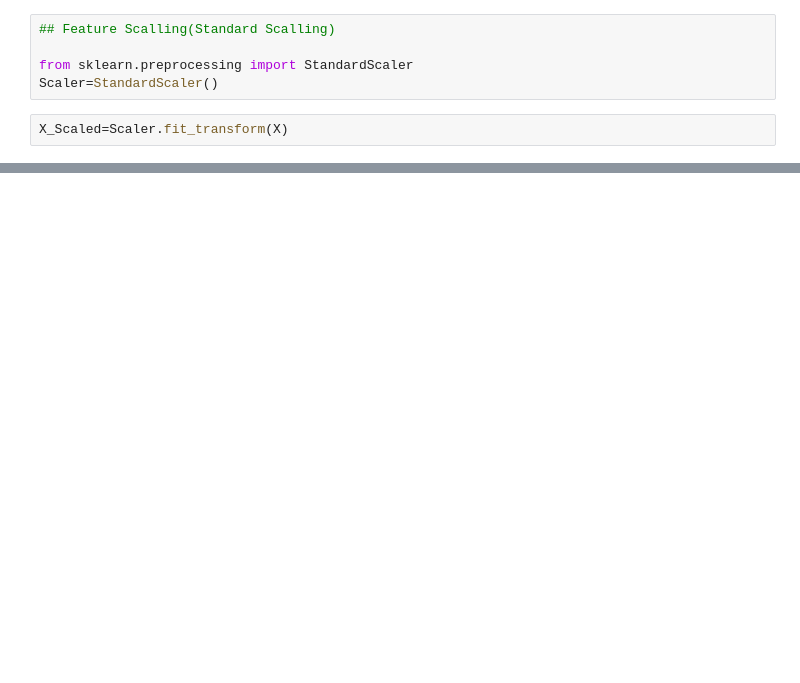
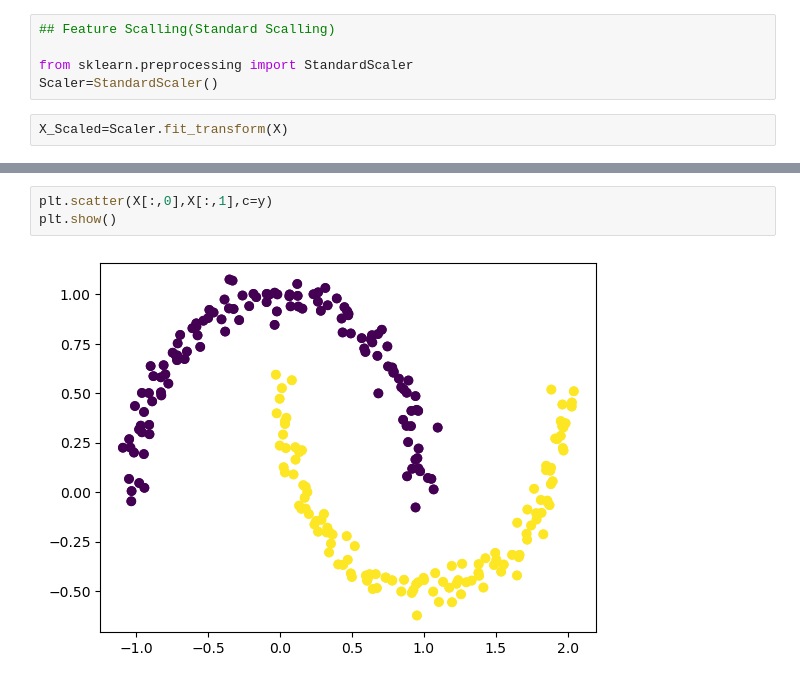
Before and after one commit to ayush-kumarsinha/model-machine-learning, a Jupyter notebook: Clustring/DBSCAN_Cluster.ipynb, the cells around one changed output, grey strips where cells are left out. Drawn from its saved outputs; the diff is of its cells as text; blank space fills up the shorter version.

```diff
--- a/Clustring/DBSCAN_Cluster.ipynb
+++ b/Clustring/DBSCAN_Cluster.ipynb
@@ -43,0 +72,5 @@ Impoer DBSCAN
+# %%
+plt.scatter(X[:,0],X[:,1],c=y)
+plt.show()
+# %% [output]
+[figure, added]
```
Also changed, not shown: parts of 8 cells of this notebook.
